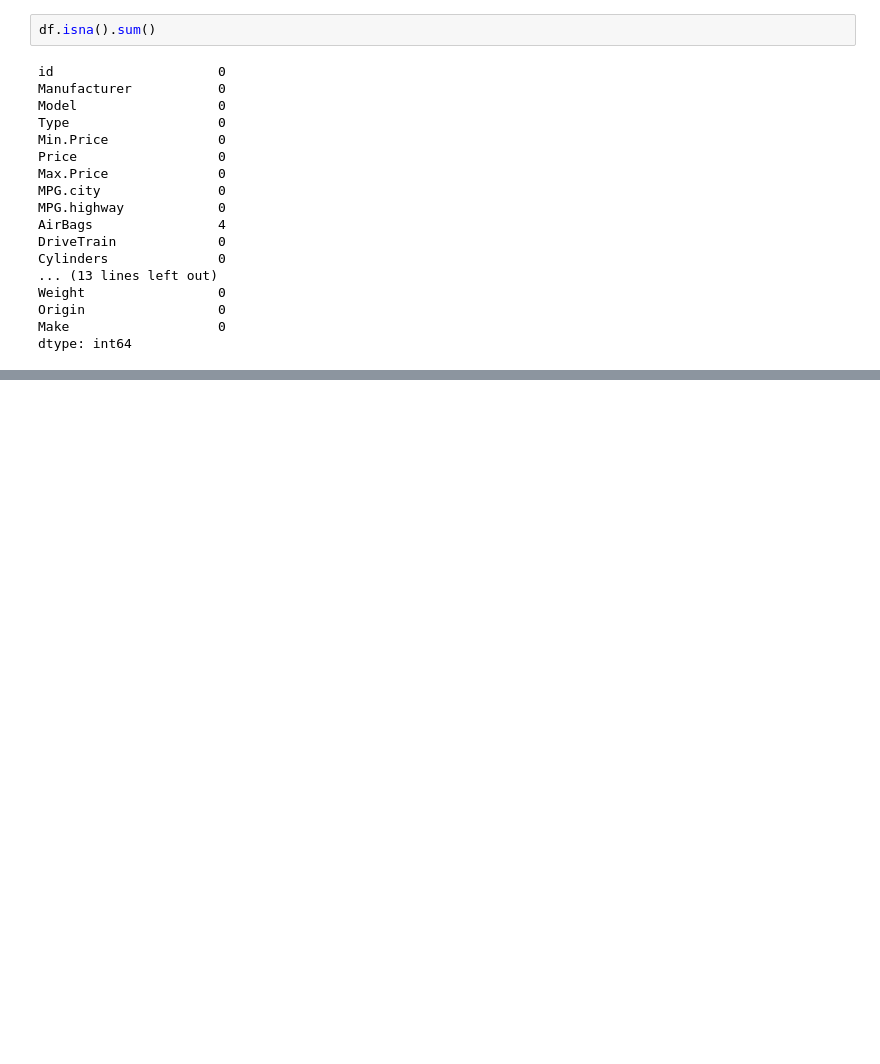
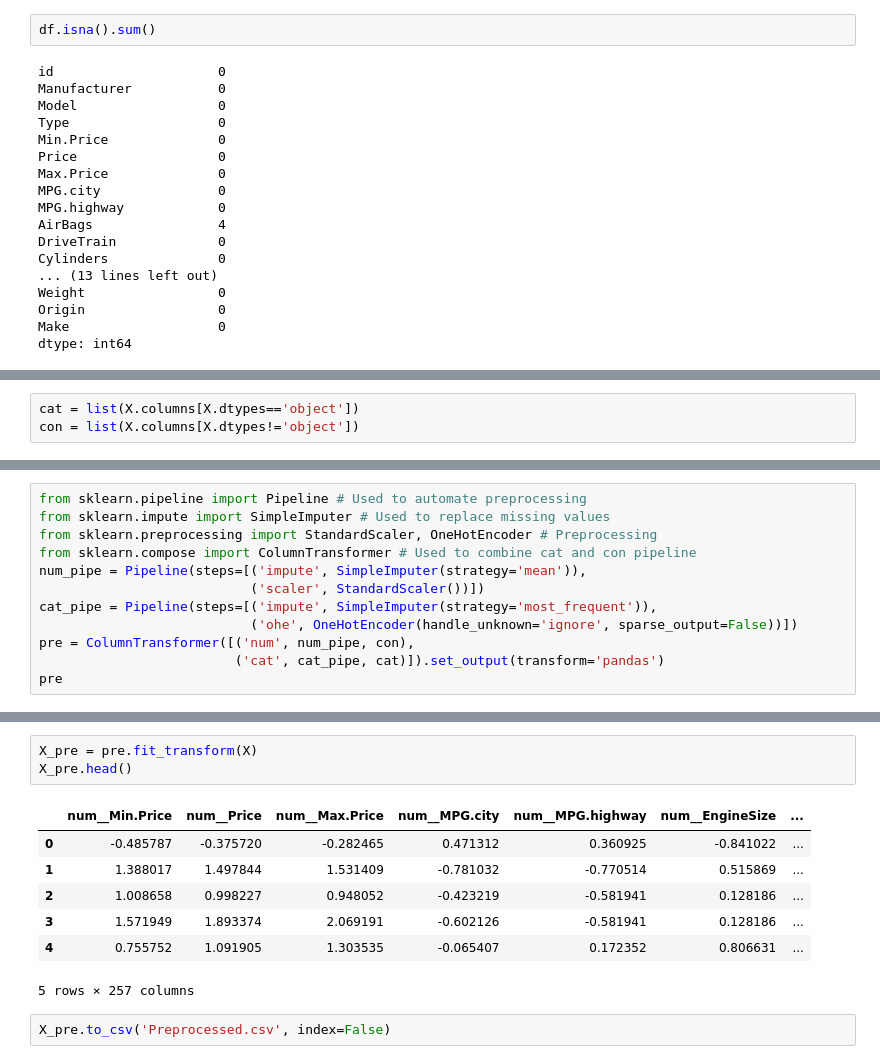
Before and after one commit to faizanAI/new-vs-code, a Jupyter notebook: Test.ipynb, the cells around one changed output, grey strips where cells are left out. Cells and saved outputs as stored; diff of their text form; blank space fills up the shorter version.

Commit message:
pipe

```diff
--- a/Test.ipynb
+++ b/Test.ipynb
@@ -63,0 +97,3 @@ dtype: int64
+# %%
+cat = list(X.columns[X.dtypes=='object'])
+con = list(X.columns[X.dtypes!='object'])
@@ -63,0 +112,12 @@ dtype: int64
+# %%
+from sklearn.pipeline import Pipeline # Used to automate preprocessing
+from sklearn.impute import SimpleImputer # Used to replace missing values
+from sklearn.preprocessing import StandardScaler, OneHotEncoder # Preprocessing
+from sklearn.compose import ColumnTransformer # Used to combine cat and con pipeline
+num_pipe = Pipeline(steps=[('impute', SimpleImputer(strategy='mean')),
+                           ('scaler', StandardScaler())])
+cat_pipe = Pipeline(steps=[('impute', SimpleImputer(strategy='most_frequent')),
+                           ('ohe', OneHotEncoder(handle_unknown='ignore', sparse_output=False))])
+pre = ColumnTransformer([('num', num_pipe, con),
+                         ('cat', cat_pipe, cat)]).set_output(transform='pandas')
+pre
@@ -63,0 +143,13 @@ dtype: int64
+# %%
+X_pre = pre.fit_transform(X)
+X_pre.head()
+# %% [output]
+|  | num__Min.Price | num__Price | num__Max.Price | num__MPG.city | num__MPG.highway | num__EngineSize | ... |
+| 0 | -0.485787 | -0.375720 | -0.282465 | 0.471312 | 0.360925 | -0.841022 | ... |
+| 1 | 1.388017 | 1.497844 | 1.531409 | -0.781032 | -0.770514 | 0.515869 | ... |
+| 2 | 1.008658 | 0.998227 | 0.948052 | -0.423219 | -0.581941 | 0.128186 | ... |
+| 3 | 1.571949 | 1.893374 | 2.069191 | -0.602126 | -0.581941 | 0.128186 | ... |
+| 4 | 0.755752 | 1.091905 | 1.303535 | -0.065407 | 0.172352 | 0.806631 | ... |
+5 rows × 257 columns
+# %%
+X_pre.to_csv('Preprocessed.csv', index=False)
```
Also changed, not shown: parts of 9 cells of this notebook, 1 other file.
